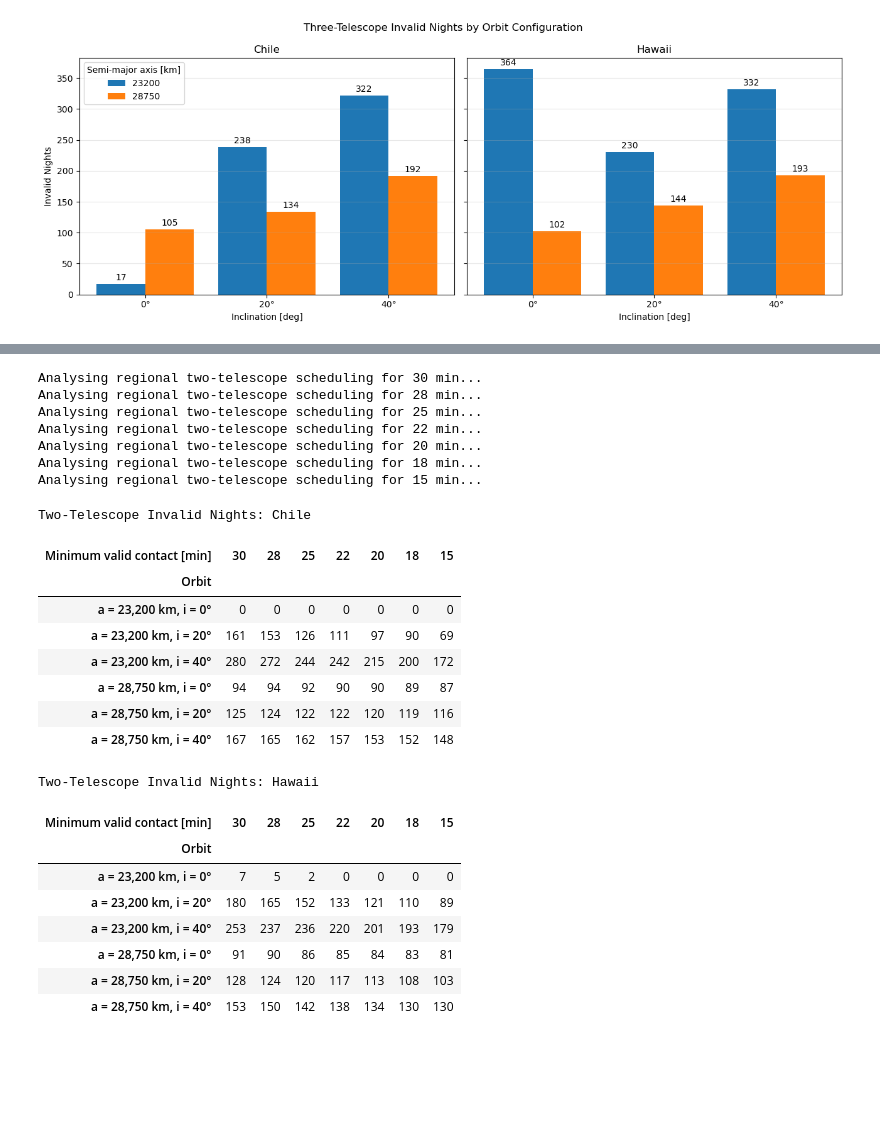
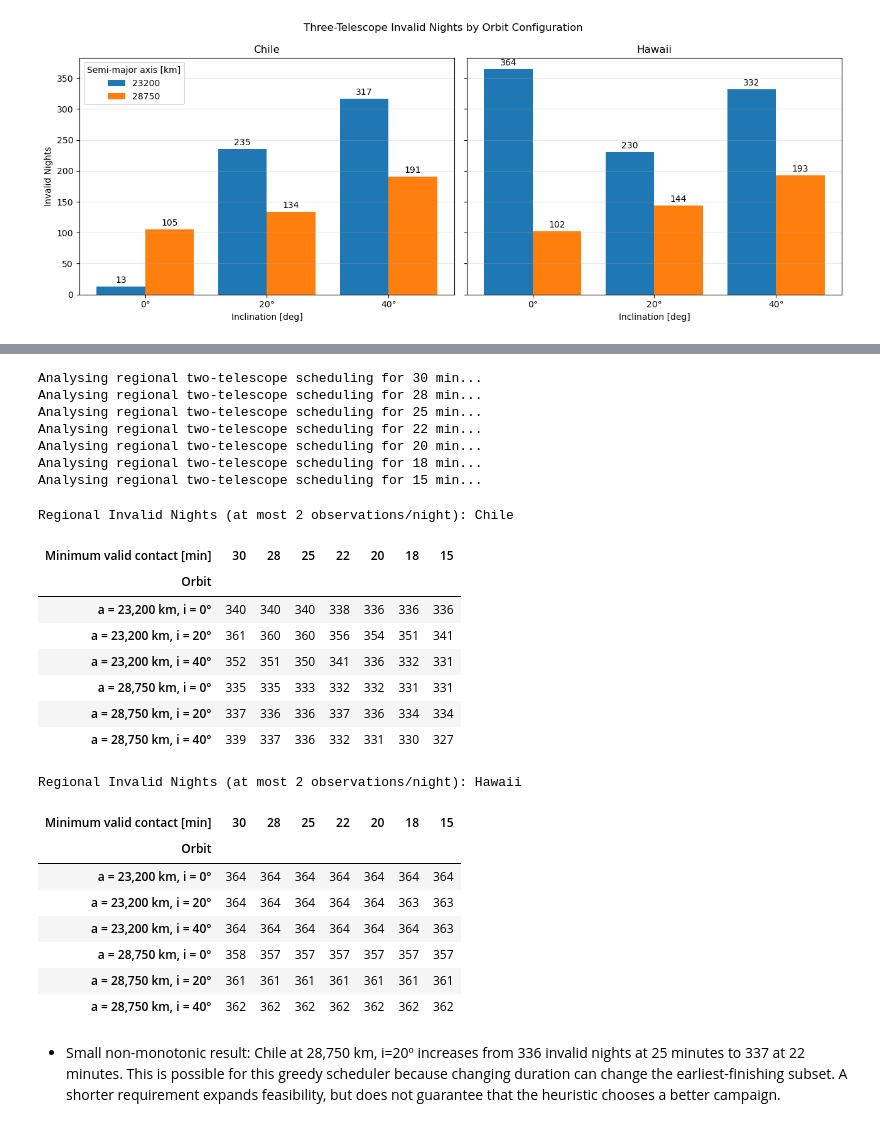
Before and after one commit to pscleo/NuAncestor, a Jupyter notebook: FreeFlyer/scheduling.ipynb, the cells around one changed output, grey strips where cells are left out. Drawn from its saved outputs; the diff is of its cells as text; code cells hidden in the pictures; blank space fills up the shorter version.

```diff
--- a/FreeFlyer/scheduling.ipynb
+++ b/FreeFlyer/scheduling.ipynb
@@ -733,10 +528,12 @@ if SAVE_TABLES:
     output = BASE / "scheduling_tables"
     output.mkdir(parents=True, exist_ok=True)
 
-    scheduling_summary.to_csv(
-        output / "scheduling_summary.csv", index=False)
-    selected_schedule.to_csv(
-        output / "HARPS_CORALIE_schedule.csv", index=False)
+    scheduling_summary.to_csv(output / "selected_telescope_scheduling_summary.csv", index=False)
+    simulation_summary.to_csv(output / "selected_telescope_individual_summary.csv", index=False)
+
+    for region_name, schedule in selected_schedules.items():
+        telescope_label = "_".join(TWO_TELESCOPE_REGIONS[region_name]["names"])
+        schedule.to_csv(output / f"{region_name}_{telescope_label}_schedule.csv", index=False)
 # %%
 # Scheduling heatmaps for all orbit cases
 
@@ -1018,6 +697,7 @@ from itertools import combinations, permutations
 from matplotlib.colors import ListedColormap
 
 BASE = Path("All_Results/Scheduling/3-telescope")
+NON_SMART_MAX_TELESCOPES = 3  # Match SMART_MAX_TELESCOPES for the comparison
 
 # GroundStation order:
 # Chile, LaPalma, Hawaii, SALT, DAG, HARPS, CORALIE,
@@ -1491,14 +1143,14 @@ for case in CASES:
     hawaii_plot = hawaii_schedule.iloc[:common_nights].reset_index(drop=True)
 
     combined_status = pd.DataFrame({
-        "HARPS": chile_plot[f"HARPS {observation_column_suffix}"],
-        "CORALIE": chile_plot[f"CORALIE {observation_column_suffix}"],
-        "ESPRESSO": chile_plot[f"ESPRESSO {observation_column_suffix}"],
+        "HARPS": chile_plot["HARPS scheduled"],
+        "CORALIE": chile_plot["CORALIE scheduled"],
+        "ESPRESSO": chile_plot["ESPRESSO scheduled"],
         "Joint-Feasible Chile": chile_plot["3-joint schedule feasible"],
         "Valid Night Chile": chile_plot["Valid night"],
-        "KPF": hawaii_plot[f"KPF {observation_column_suffix}"],
-        "HIRES": hawaii_plot[f"HIRES {observation_column_suffix}"],
-        "MAROONX": hawaii_plot[f"MAROONX {observation_column_suffix}"],
+        "KPF": hawaii_plot["KPF scheduled"],
+        "HIRES": hawaii_plot["HIRES scheduled"],
+        "MAROONX": hawaii_plot["MAROONX scheduled"],
         "Joint-Feasible Hawaii": hawaii_plot["3-joint schedule feasible"],
         "Valid Night Hawaii": hawaii_plot["Valid night"]})
 
@@ -1916,8 +1570,7 @@ try:
             _, regional_schedules = analyse_three_telescope_case(case)
 
             for region_name, schedule in regional_schedules.items():
-                three_joint_feasible = schedule["3-joint schedule feasible"].to_numpy(dtype=bool)
-                invalid_nights = int(get_regional_invalid_nights(three_joint_feasible).sum())
+                invalid_nights = int((~schedule["Valid night"]).sum())
 
                 three_telescope_sensitivity_rows.append({
                     "Orbit": case["name"],
@@ -2032,5 +1685,5 @@ plt.show()
 # %%
-# Regional two-telescope scheduling sensitivity tables
+# Regional scheduling sensitivity with at most two observations per night
 
 two_telescope_regional_rows = []
 regional_sensitivity_cache = {}
@@ -2038,7 +1691,6 @@ regional_sensitivity_cache = {}
 original_base = BASE
 original_min_observation_h = MIN_OBSERVATION_H
 original_read_result = read_result
-
 
 def read_regional_sensitivity_result(folder, filename):
     """Read each regional sensitivity input file only once."""
@@ -2049,7 +1701,6 @@ def read_regional_sensitivity_result(folder, filename):
 
     return regional_sensitivity_cache[cache_key]
 
-
 try:
     BASE = Path("All_Results/Scheduling/3-telescope")
     read_result = read_regional_sensitivity_result
@@ -2059,11 +1710,10 @@ try:
         MIN_OBSERVATION_H = requirement_min / 60
 
         for case in CASES:
-            _, regional_schedules = analyse_three_telescope_case(case)
+            _, regional_schedules = analyse_three_telescope_case(case, max_telescopes=2)
 
             for region_name, schedule in regional_schedules.items():
-                two_joint_feasible = schedule["2-joint schedule feasible"].to_numpy(dtype=bool)
-                invalid_nights = int(get_regional_invalid_nights(two_joint_feasible).sum())
+                invalid_nights = int((~schedule["Valid night"]).sum())
 
                 two_telescope_regional_rows.append({
                     "Orbit": case["name"],
@@ -2074,50 +1724,52 @@ try:
                     "Invalid Nights": invalid_nights})
 finally:
     BASE = original_base
     MIN_OBSERVATION_H = original_min_observation_h
     read_result = original_read_result
 
 two_telescope_regional_sensitivity = pd.DataFrame(two_telescope_regional_rows)
 orbit_order = [case["name"] for case in CASES]
 
 for region_name in REGIONAL_TELESCOPES:
     two_telescope_regional_table = two_telescope_regional_sensitivity[two_telescope_regional_sensitivity["Region"] == region_name].pivot(index="Orbit", columns="Minimum valid contact [min]", values="Invalid Nights").reindex(index=orbit_order, columns=CONTACT_REQUIREMENTS_MIN)
 
     two_telescope_regional_table.index.name = "Orbit"
     two_telescope_regional_table.columns.name = "Minimum valid contact [min]"
 
-    display(two_telescope_regional_table.style.format("{:.0f}", na_rep="–").set_caption(f"Two-Telescope Invalid Nights: {region_name}"))
+    display(two_telescope_regional_table.style.format("{:.0f}", na_rep="–").set_caption(f"Regional Invalid Nights (at most 2 observations/night): {region_name}"))
 
 if SAVE_TABLES:
     output = Path("All_Results/Scheduling/3-telescope") / "scheduling_tables"
     output.mkdir(parents=True, exist_ok=True)
     two_telescope_regional_sensitivity.to_csv(output / "two_telescope_regional_valid_contact_requirement_sensitivity.csv", index=False)
 # %% [output]
 Analysing regional two-telescope scheduling for 30 min...
 Analysing regional two-telescope scheduling for 28 min...
 Analysing regional two-telescope scheduling for 25 min...
 Analysing regional two-telescope scheduling for 22 min...
 Analysing regional two-telescope scheduling for 20 min...
 Analysing regional two-telescope scheduling for 18 min...
 Analysing regional two-telescope scheduling for 15 min...
-Two-Telescope Invalid Nights: Chile
+Regional Invalid Nights (at most 2 observations/night): Chile
 | Minimum valid contact [min] | 30 | 28 | 25 | 22 | 20 | 18 | 15 |
 | Orbit |  |  |  |  |  |  |  |
-| a = 23,200 km, i = 0° | 0 | 0 | 0 | 0 | 0 | 0 | 0 |
-| a = 23,200 km, i = 20° | 161 | 153 | 126 | 111 | 97 | 90 | 69 |
-| a = 23,200 km, i = 40° | 280 | 272 | 244 | 242 | 215 | 200 | 172 |
-| a = 28,750 km, i = 0° | 94 | 94 | 92 | 90 | 90 | 89 | 87 |
-| a = 28,750 km, i = 20° | 125 | 124 | 122 | 122 | 120 | 119 | 116 |
-| a = 28,750 km, i = 40° | 167 | 165 | 162 | 157 | 153 | 152 | 148 |
+| a = 23,200 km, i = 0° | 340 | 340 | 340 | 338 | 336 | 336 | 336 |
+| a = 23,200 km, i = 20° | 361 | 360 | 360 | 356 | 354 | 351 | 341 |
+| a = 23,200 km, i = 40° | 352 | 351 | 350 | 341 | 336 | 332 | 331 |
+| a = 28,750 km, i = 0° | 335 | 335 | 333 | 332 | 332 | 331 | 331 |
+| a = 28,750 km, i = 20° | 337 | 336 | 336 | 337 | 336 | 334 | 334 |
+| a = 28,750 km, i = 40° | 339 | 337 | 336 | 332 | 331 | 330 | 327 |
-Two-Telescope Invalid Nights: Hawaii
+Regional Invalid Nights (at most 2 observations/night): Hawaii
 | Minimum valid contact [min] | 30 | 28 | 25 | 22 | 20 | 18 | 15 |
 | Orbit |  |  |  |  |  |  |  |
-| a = 23,200 km, i = 0° | 7 | 5 | 2 | 0 | 0 | 0 | 0 |
-| a = 23,200 km, i = 20° | 180 | 165 | 152 | 133 | 121 | 110 | 89 |
-| a = 23,200 km, i = 40° | 253 | 237 | 236 | 220 | 201 | 193 | 179 |
-| a = 28,750 km, i = 0° | 91 | 90 | 86 | 85 | 84 | 83 | 81 |
-| a = 28,750 km, i = 20° | 128 | 124 | 120 | 117 | 113 | 108 | 103 |
-| a = 28,750 km, i = 40° | 153 | 150 | 142 | 138 | 134 | 130 | 130 |
+| a = 23,200 km, i = 0° | 364 | 364 | 364 | 364 | 364 | 364 | 364 |
+| a = 23,200 km, i = 20° | 364 | 364 | 364 | 364 | 364 | 363 | 363 |
+| a = 23,200 km, i = 40° | 364 | 364 | 364 | 364 | 364 | 364 | 363 |
+| a = 28,750 km, i = 0° | 358 | 357 | 357 | 357 | 357 | 357 | 357 |
+| a = 28,750 km, i = 20° | 361 | 361 | 361 | 361 | 361 | 361 | 361 |
+| a = 28,750 km, i = 40° | 362 | 362 | 362 | 362 | 362 | 362 | 362 |
+# %% [markdown]
+- Small non-monotonic result: Chile at 28,750 km, i=20º increases from 336 invalid nights at 25 minutes to 337 at 22 minutes. This is possible for this greedy scheduler because changing duration can change the earliest-finishing subset. A shorter requirement expands feasibility, but does not guarantee that the heuristic chooses a better campaign.
 # %%
 # Regional three-telescope scheduling sensitivity tables
 
```
Also changed, not shown: parts of 28 cells of this notebook, 3 other files.
